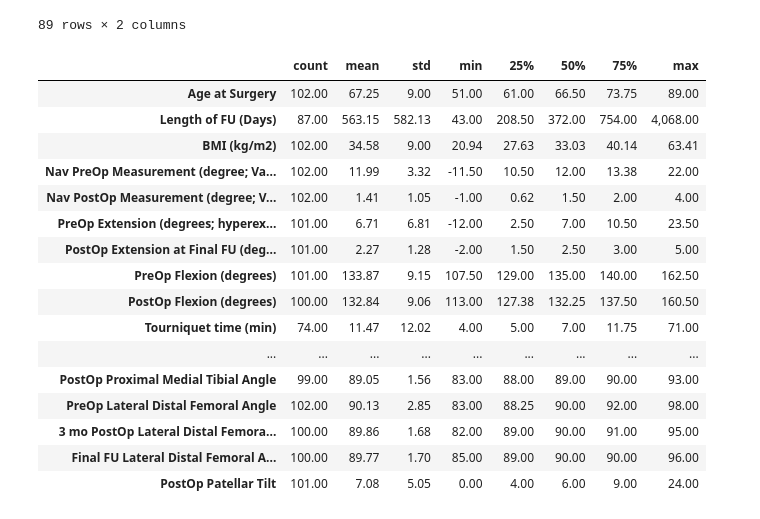
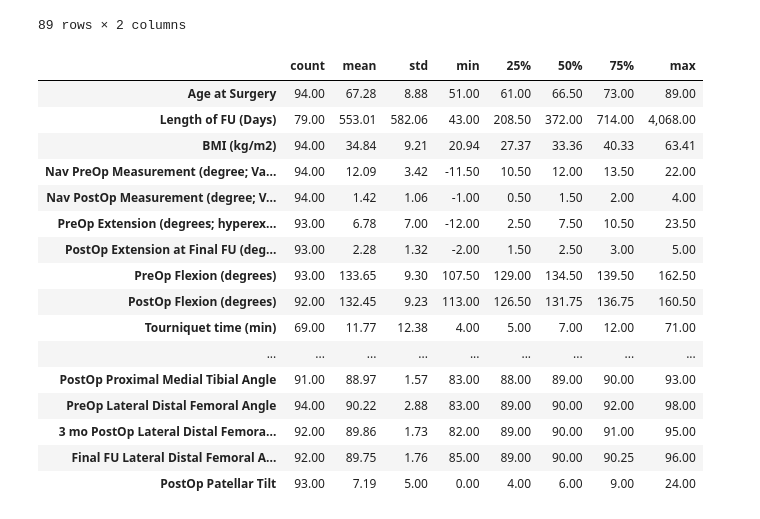
Before and after one commit to andreygal/varus, a Jupyter notebook: varus.ipynb, the cells around one changed output. Cells and saved outputs as stored; diff of their text form; code cells hidden in the pictures.

Commit message:
Varus desc. basic complete cleaned up code

```diff
--- a/varus.ipynb
+++ b/varus.ipynb
@@ -58,37 +60,43 @@ varus_outliers[varus_outliers['PreOp Mechanical axis'] != varus_outliers['Nav Pr
 | 2 | 10.00 | 8.00 |
 | 389 | 11.00 | 9.00 |
 89 rows × 2 columns
+# %%
+#Filter the original data for outliers
+#Any deviation of mechanical axis of 10 or more from normal, according to either Nav or XR measurement
+varus_valgus_outliers = varus_valgus_original[(abs(varus_valgus_original['PreOp Mechanical axis']) >= 10) |
+                                              (abs(varus_valgus_original['Nav PreOp Measurement (degree; Valgus is negative)']) >= 10)]
+# %%
+#Favor XR measurements over Nav
+varus_outliers = varus_valgus_outliers = varus_valgus_outliers[(varus_valgus_outliers['PreOp Mechanical axis'] >= 10)]
+varus_outliers
 # %%
-#Continous Data Varus
+#Lists of columns for continuous varus data
 basic_columns = ["Age at Surgery", "Length of FU (Days)", "BMI (kg/m2)"]
 nav_columns = varus_outliers.columns.values[19:21].tolist()
 misc_columns = varus_outliers.columns.values[24:31].tolist()
 xr_columns = varus_outliers.columns.values[41:52].tolist()
 
-varus_outliers.columns.values
-#vars_varus_cont = ["Age at Surgery", ]
-# varus_outliers[["Age at Surgery", "Length of FU (Days)", "BMI (kg/m2)"] "Nav PreOp Measurement (degree; Valgus is negative)", "Nav PostOp Measurement (degree; Valgus is negative)", "PreOp Extension (degrees; hyperextension is negative)", "PostOp Extension at Final FU (degrees; hyperextension is negative)", "PreOp Flexion (degrees)", "PostOp Flexion (degrees)", "Tourniquet time (min)", "OR time (min)", "Length of Stay (days)", "PreOp Mechanical axis", "3mo PostOp Mechanical axis", "Final FU Mechanical axis", "PreOp Posterior Tibial Slope"] + xr_columns]
-
-
-varus_outliers[basic_columns + nav_columns + misc_columns + xr_columns].describe().transpose()
+#Compute descriptive statistics
+varus_out_basic = varus_outliers[basic_columns + nav_columns + misc_columns + xr_columns].describe().transpose()
+varus_out_basic
 # %% [output]
 |  | count | mean | std | min | 25% | 50% | 75% | max |
-| Age at Surgery | 102.00 | 67.25 | 9.00 | 51.00 | 61.00 | 66.50 | 73.75 | 89.00 |
-| Length of FU (Days) | 87.00 | 563.15 | 582.13 | 43.00 | 208.50 | 372.00 | 754.00 | 4,068.00 |
-| BMI (kg/m2) | 102.00 | 34.58 | 9.00 | 20.94 | 27.63 | 33.03 | 40.14 | 63.41 |
-| Nav PreOp Measurement (degree; Va... | 102.00 | 11.99 | 3.32 | -11.50 | 10.50 | 12.00 | 13.38 | 22.00 |
-| Nav PostOp Measurement (degree; V... | 102.00 | 1.41 | 1.05 | -1.00 | 0.62 | 1.50 | 2.00 | 4.00 |
-| PreOp Extension (degrees; hyperex... | 101.00 | 6.71 | 6.81 | -12.00 | 2.50 | 7.00 | 10.50 | 23.50 |
-| PostOp Extension at Final FU (deg... | 101.00 | 2.27 | 1.28 | -2.00 | 1.50 | 2.50 | 3.00 | 5.00 |
-| PreOp Flexion (degrees) | 101.00 | 133.87 | 9.15 | 107.50 | 129.00 | 135.00 | 140.00 | 162.50 |
-| PostOp Flexion (degrees) | 100.00 | 132.84 | 9.06 | 113.00 | 127.38 | 132.25 | 137.50 | 160.50 |
-| Tourniquet time (min) | 74.00 | 11.47 | 12.02 | 4.00 | 5.00 | 7.00 | 11.75 | 71.00 |
+| Age at Surgery | 94.00 | 67.28 | 8.88 | 51.00 | 61.00 | 66.50 | 73.00 | 89.00 |
+| Length of FU (Days) | 79.00 | 553.01 | 582.06 | 43.00 | 208.50 | 372.00 | 714.00 | 4,068.00 |
+| BMI (kg/m2) | 94.00 | 34.84 | 9.21 | 20.94 | 27.37 | 33.36 | 40.33 | 63.41 |
+| Nav PreOp Measurement (degree; Va... | 94.00 | 12.09 | 3.42 | -11.50 | 10.50 | 12.00 | 13.50 | 22.00 |
+| Nav PostOp Measurement (degree; V... | 94.00 | 1.42 | 1.06 | -1.00 | 0.50 | 1.50 | 2.00 | 4.00 |
+| PreOp Extension (degrees; hyperex... | 93.00 | 6.78 | 7.00 | -12.00 | 2.50 | 7.50 | 10.50 | 23.50 |
+| PostOp Extension at Final FU (deg... | 93.00 | 2.28 | 1.32 | -2.00 | 1.50 | 2.50 | 3.00 | 5.00 |
+| PreOp Flexion (degrees) | 93.00 | 133.65 | 9.30 | 107.50 | 129.00 | 134.50 | 139.50 | 162.50 |
+| PostOp Flexion (degrees) | 92.00 | 132.45 | 9.23 | 113.00 | 126.50 | 131.75 | 136.75 | 160.50 |
+| Tourniquet time (min) | 69.00 | 11.77 | 12.38 | 4.00 | 5.00 | 7.00 | 12.00 | 71.00 |
 | ... | ... | ... | ... | ... | ... | ... | ... | ... |
-| PostOp Proximal Medial Tibial Angle | 99.00 | 89.05 | 1.56 | 83.00 | 88.00 | 89.00 | 90.00 | 93.00 |
-| PreOp Lateral Distal Femoral Angle | 102.00 | 90.13 | 2.85 | 83.00 | 88.25 | 90.00 | 92.00 | 98.00 |
-| 3 mo PostOp Lateral Distal Femora... | 100.00 | 89.86 | 1.68 | 82.00 | 89.00 | 90.00 | 91.00 | 95.00 |
-| Final FU Lateral Distal Femoral A... | 100.00 | 89.77 | 1.70 | 85.00 | 89.00 | 90.00 | 90.00 | 96.00 |
-| PostOp Patellar Tilt | 101.00 | 7.08 | 5.05 | 0.00 | 4.00 | 6.00 | 9.00 | 24.00 |
+| PostOp Proximal Medial Tibial Angle | 91.00 | 88.97 | 1.57 | 83.00 | 88.00 | 89.00 | 90.00 | 93.00 |
+| PreOp Lateral Distal Femoral Angle | 94.00 | 90.22 | 2.88 | 83.00 | 89.00 | 90.00 | 92.00 | 98.00 |
+| 3 mo PostOp Lateral Distal Femora... | 92.00 | 89.86 | 1.73 | 82.00 | 89.00 | 90.00 | 91.00 | 95.00 |
+| Final FU Lateral Distal Femoral A... | 92.00 | 89.75 | 1.76 | 85.00 | 89.00 | 90.00 | 90.25 | 96.00 |
+| PostOp Patellar Tilt | 93.00 | 7.19 | 5.00 | 0.00 | 4.00 | 6.00 | 9.00 | 24.00 |
 # %%
 #Filter the original data for outliers
 #Any deviation of mechanical axis of 10 or more from normal, according to either Nav or XR measurement
```
Also changed, not shown: parts of 5 cells of this notebook.
